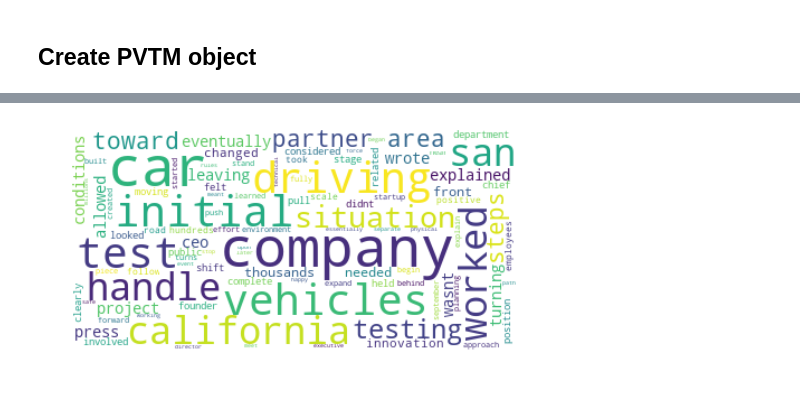
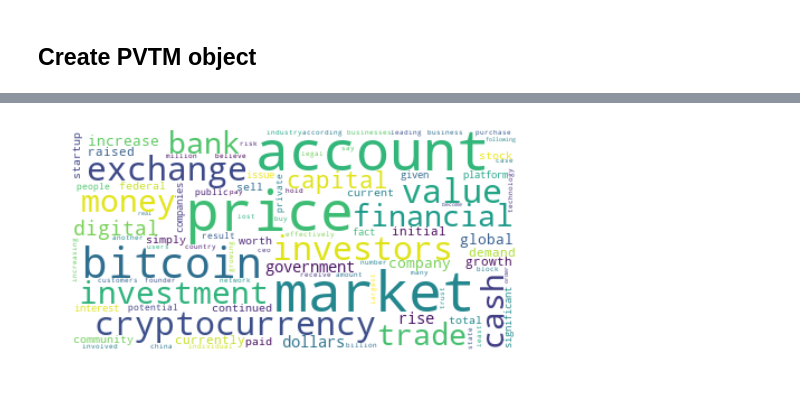
Before and after one commit to davidlenz/pvtm, a Jupyter notebook: class_PVTM.ipynb, the cells around one changed output, grey strips where cells are left out. Cells and saved outputs as stored; diff of their text form; code cells hidden in the pictures.

```diff
--- a/class_PVTM.ipynb
+++ b/class_PVTM.ipynb
@@ -59,6 +63,15 @@ model = gensim.models.Doc2Vec(vector_size=100,
 # %%
 import inspect
 class PVTM(Documents):
+
+    def __init__(self, texts, preprocess=True, **kwargs):
+        if preprocess==True:
+            texts, vocab = self.preprocess(texts, **kwargs)
+        x = [kk.split() for kk in texts]
+        Documents.__init__(self,x)
+        self.x_docs = Documents(x)
+
+
     def preprocess(self,texts, **kwargs):
         '''
         The finction takes a list of texts and removes stopwords as well as very frequent and very unfrequent words.
@@ -73,12 +86,7 @@ class PVTM(Documents):
                                               if key in inspect.getfullargspec(dlutils.popularity_based_prefiltering).args})
         return _input, self.vocab
 
-    def __init__(self, texts, preprocess=True, **kwargs):
-        if preprocess==True:
-            texts, vocab = self.preprocess(texts, **kwargs)
-        x = [kk.split() for kk in texts]
-        Documents.__init__(self,x)
-        self.x_docs = Documents(x)
+
     def fit(self, n_range=10, alpha_value_steps = 0.002, **kwargs):
         self.model = gensim.models.Doc2Vec(**{key: value for key, value in kwargs.items()
                                               if key in inspect.getfullargspec(gensim.models.Doc2Vec).args})
@@ -87,21 +95,15 @@ class PVTM(Documents):
         doc_counts = len(self.documents)
         for epoch in range(n_range):
             print("epoch " + str(epoch))
-            pvtm.model.train(pvtm.x_docs, total_examples=doc_counts, epochs=1)
+            self.model.train(pvtm.x_docs, total_examples=doc_counts, epochs=1)
             #     model.save(MODEL_SAVE_NAME)
-            pvtm.model.alpha -= alpha_value_steps
+            self.model.alpha -= alpha_value_steps
         self.gmm= mixture.GaussianMixture(**{key: value for key, value in kwargs.items()
                                              if key in inspect.getfullargspec(mixture.GaussianMixture).args})
         print('GMM Clustering')
         self.doc_vectors=np.array(self.model.docvecs.vectors_docs)
         self.gmm.fit(self.doc_vectors)
         print('BIC: {}'.format(self.gmm.bic(self.doc_vectors)))
-
-    #def gmm_clustering(self, **kwargs):
-    #    """
-    #    initialize GMM model
-    #    """
-    #    self.gmm = mixture.GaussianMixture(**kwargs)
 
 
     def cluster_center(self, vectors, gmm):
@@ -131,6 +133,9 @@ class PVTM(Documents):
             self.clustercenter_probas.append(np.mean(center,axis=0))
 
     def create_wordcloud(self,topic,n_words=100, use_probas=True):
+        """
+
+        """
         if use_probas==True:
             center_probas = self.clustercenter_probas
         else:
@@ -139,7 +144,7 @@ class PVTM(Documents):
         sims = np.argsort(sims)[0][::-1]
         text = [self.model.wv.index2word[k] for k in sims[:n_words]]
         text = ', '.join(text)
-        wordcloud = WordCloud(max_font_size=50, max_words=100, background_color="white").generate(text)
+        wordcloud = WordCloud(max_font_size=50, max_words=n_words, background_color="white").generate(text)
         plt.figure(figsize=(8, 6))
         plt.imshow(wordcloud, interpolation="bilinear")
         plt.axis("off")
@@ -148,11 +174,12 @@ https://stackoverflow.com/questions/23430248/separating-kwargs-for-different-fun
 # %% [markdown]
 ## Create PVTM object
 # %%
-example_len = 1000
+example_len = 5000
 stop_words = set(nltk.corpus.stopwords.words('english') + ['reuter', '\x03'])
-pvtm = PVTM(input_[:example_len],preprocess=True,
-                min_df = 0.05,
-                max_df = 0.5,
-                stopwords = stop_words)
+pvtm = PVTM(input_[:example_len],
+            preprocess=True,
+            min_df = 0.05,
+            max_df = 0.5,
+            stopwords = stop_words)
 # %% [output]
 0.05 0.5
@@ -181,6 +209,6 @@ BIC: -215861.66744520847
 # %%
 pvtm.cluster_center(np.array(pvtm.model.docvecs.vectors_docs), pvtm.gmm)
 # %%
-pvtm.create_wordcloud(2)
+pvtm.create_wordcloud(1)
 # %% [output]
-[figure, old version]
+[figure, new version]
```
Also changed, not shown: parts of 10 cells of this notebook.
